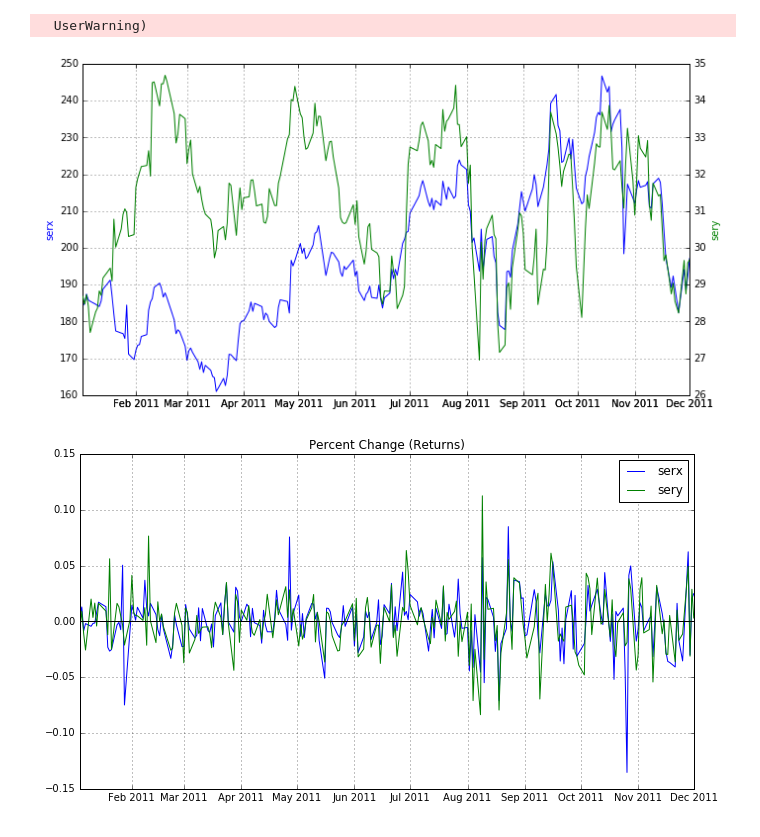
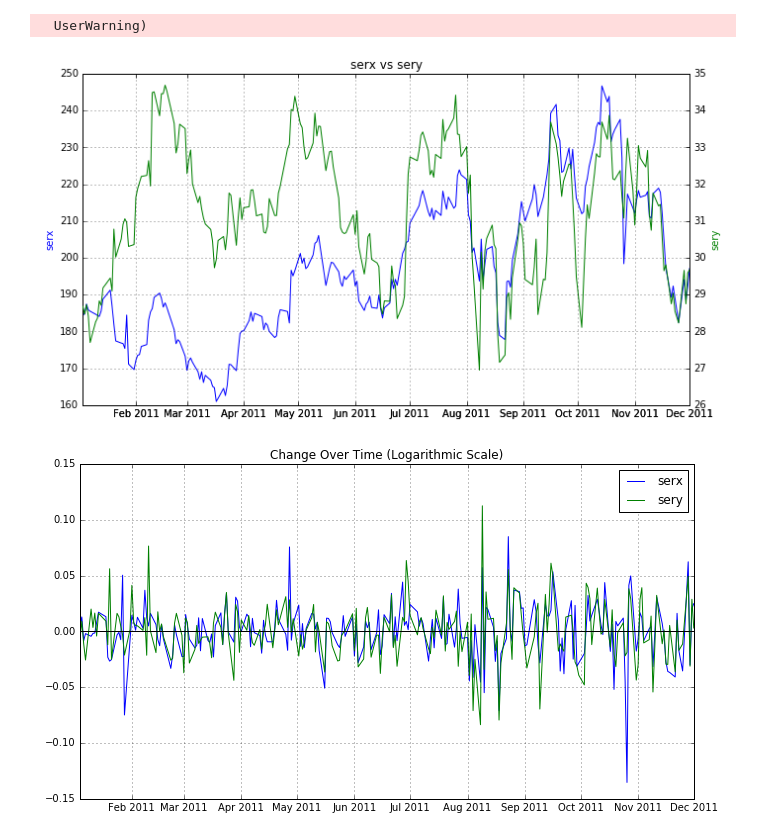
Before and after one commit to tyfal/Data-Science, a Jupyter notebook: TimeSeries.ipynb, the cells around one changed output. Saved outputs shown, nothing was run; the diff lists cells and outputs as text; code cells hidden in the pictures.

```diff
--- a/TimeSeries.ipynb
+++ b/TimeSeries.ipynb
@@ -39,6 +39,7 @@ class TimeSeries:
         ax2.set_ylabel('sery', color='g')
         line2 = ax2.plot(y, 'g')
 
+        plt.title('serx vs sery')
         plt.grid()
 
         pylab.show()
@@ -60,33 +61,33 @@ class TimeSeries:
         line1 = ax1.plot(pct_change['serx'], color='b', label='serx')
 
         ax2 = fig.add_subplot(111)
         line2 = ax2.plot(pct_change['sery'], color='g', label='sery')
 
         plt.axhline(y=0, color='black')
         plt.legend()
         plt.grid()
-        plt.title('Percent Change (Returns)')
+        plt.title('Change Over Time (Logarithmic Scale)')
 
         pylab.show()
 
 
 TimeSer = TimeSeries()
 
 
 #data
 AMZN = quandl.get("XNAS/AMZN", authtoken="zo7kqTM5GbbuJUNsTKVa",
                     trim_start="2011-1-1",trim_end="2011-12-1")
 
 EBAY = quandl.get("YAHOO/EBAY", authtoken="zo7kqTM5GbbuJUNsTKVa",
                     trim_start="2011-1-1",trim_end="2011-12-1")
 
 stocks = pd.DataFrame({"AMZN":AMZN['Close'], "EBAY":EBAY['Close']})
 
 
 #executuion
 TimeSer.plot(stocks['AMZN'], stocks['EBAY'])
 TimeSer.roc_plot(stocks['AMZN'], stocks['EBAY'])
 # %% [output]
   UserWarning)
-[figure, old version]
+[figure, new version]
-[figure, old version]
+[figure, new version]
```
